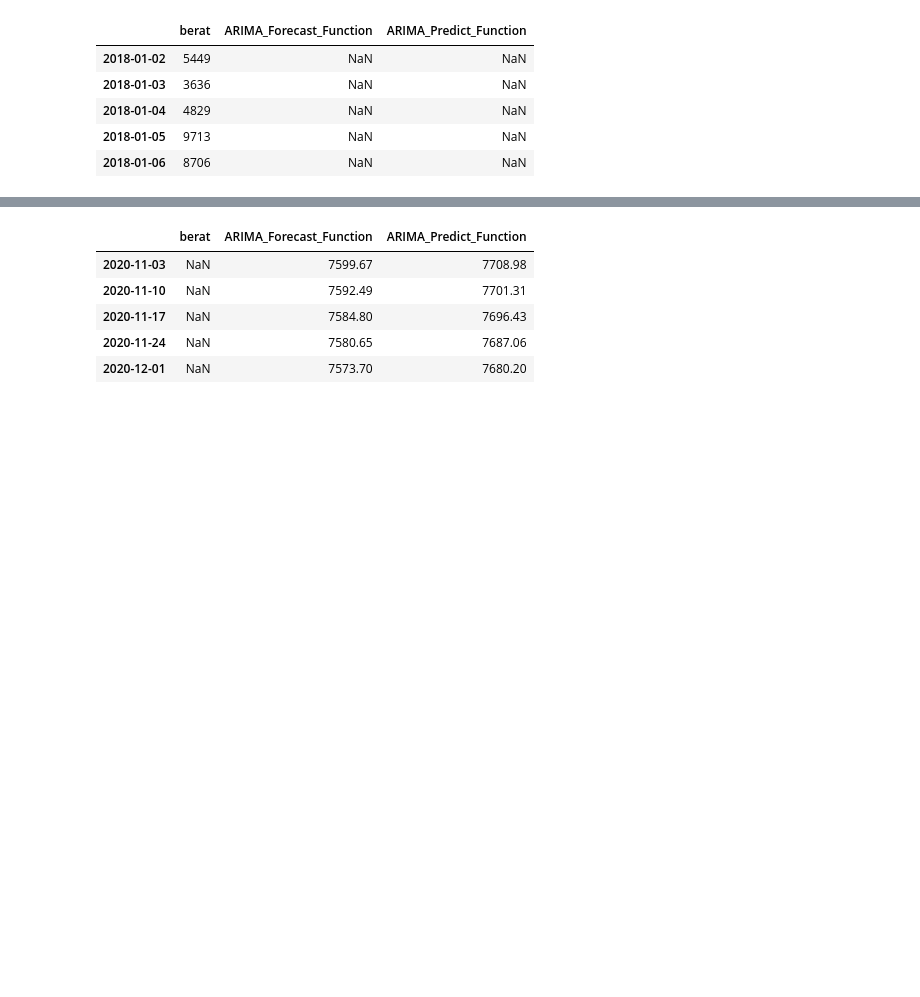
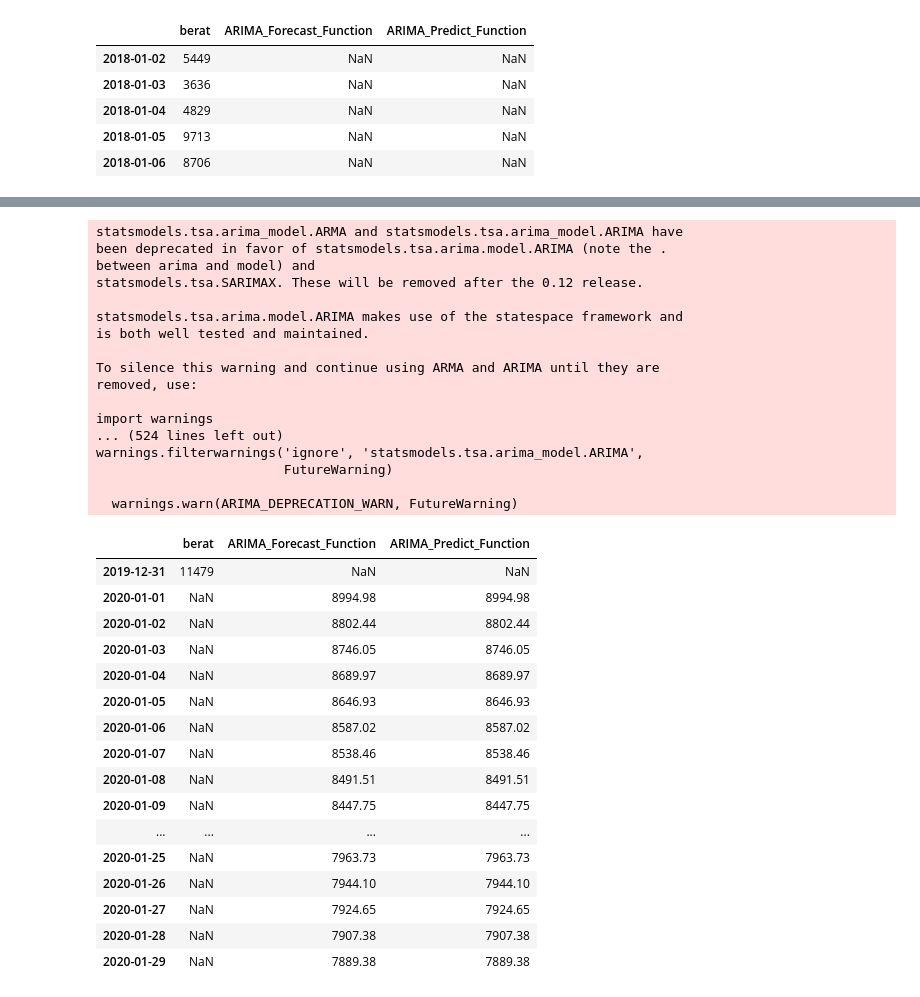
Before and after one commit to Suwandi-amin-sangaji/arima, a Jupyter notebook: Arima_prediksi.ipynb, the cells around one changed output, grey strips where cells are left out. Drawn from its saved outputs; the diff is of its cells as text; code cells hidden in the pictures; blank space fills up the shorter version.

```diff
--- a/Arima_prediksi.ipynb
+++ b/Arima_prediksi.ipynb
@@ -177,5 +177,6 @@ tsplot(data_diff['berat'])
 # %%
-model = ARIMA(data['berat'],order = (2,1,2))
+import statsmodels.api as sm
+model = sm.tsa.arima.ARIMA(data['berat'],order = (2,1,2))
 model_fit = model.fit()
 print(model_fit.summary())
 # %% [output]
@@ -281,7 +362,7 @@ MAE: 2339.473598546281
 RMSE: 2959.526224963435
 # %%
 from pandas.tseries.offsets import DateOffset
-future_dates = [data.index[-1] + DateOffset(weeks = x) for x in range(0,49)]
+future_dates = [data.index[-1] + DateOffset(days = x) for x in range(0,30)]
 
 # New dataframe for storing the future values
 df1 = pd.DataFrame(index = future_dates[1:],columns = data.columns)
@@ -303,7 +384,7 @@ f1 = []
 
 for t in range(len(df1)):
 
-    model = ARIMA(ARIMA_history_f, order = (1,0,2))
+    model = ARIMA(ARIMA_history_f, order = (2,1,2))
     model_fit = model.fit(disp=0)
 
     output = model_fit.forecast()[0][0]
@@ -313,5 +394,5 @@ for t in range(len(df1)):
 
 for i in range(len(f1)):
     forecast.iloc[729 + i,1] = f1[i]
-forecast.tail()
+forecast.tail(30)
 # %% [output]
@@ -328,27 +437,55 @@ forecast[['berat','ARIMA_Forecast_Function']].plot(figsize = (12,8));
 # %%
 ARIMA_history_p = [x for x in train]
 f2 = []
 
 for t in range(len(df1)):
 
     model = ARIMA(ARIMA_history_p, order = (2,1,2))
     model_fit = model.fit(disp=0)
 
     output = model_fit.predict(start = len(ARIMA_history_p),end = len(ARIMA_history_p),typ = 'levels')[0]
 
     ARIMA_history_p.append(output)
     f2.append(output)
 
 for i in range(len(f2)):
     forecast.iloc[729 + i,2] = f2[i]
-forecast.tail()
+forecast.tail(30)
 # %% [output]
+statsmodels.tsa.arima_model.ARMA and statsmodels.tsa.arima_model.ARIMA have
+been deprecated in favor of statsmodels.tsa.arima.model.ARIMA (note the .
+between arima and model) and
+statsmodels.tsa.SARIMAX. These will be removed after the 0.12 release.
+
+statsmodels.tsa.arima.model.ARIMA makes use of the statespace framework and
+is both well tested and maintained.
+
+To silence this warning and continue using ARMA and ARIMA until they are
+removed, use:
+
+import warnings
+... (524 lines left out)
+warnings.filterwarnings('ignore', 'statsmodels.tsa.arima_model.ARIMA',
+                        FutureWarning)
+
+  warnings.warn(ARIMA_DEPRECATION_WARN, FutureWarning)
 |  | berat | ARIMA_Forecast_Function | ARIMA_Predict_Function |
-| 2020-11-03 | NaN | 7599.67 | 7708.98 |
-| 2020-11-10 | NaN | 7592.49 | 7701.31 |
-| 2020-11-17 | NaN | 7584.80 | 7696.43 |
-| 2020-11-24 | NaN | 7580.65 | 7687.06 |
-| 2020-12-01 | NaN | 7573.70 | 7680.20 |
+| 2019-12-31 | 11479 | NaN | NaN |
+| 2020-01-01 | NaN | 8994.98 | 8994.98 |
+| 2020-01-02 | NaN | 8802.44 | 8802.44 |
+| 2020-01-03 | NaN | 8746.05 | 8746.05 |
+| 2020-01-04 | NaN | 8689.97 | 8689.97 |
+| 2020-01-05 | NaN | 8646.93 | 8646.93 |
+| 2020-01-06 | NaN | 8587.02 | 8587.02 |
+| 2020-01-07 | NaN | 8538.46 | 8538.46 |
+| 2020-01-08 | NaN | 8491.51 | 8491.51 |
+| 2020-01-09 | NaN | 8447.75 | 8447.75 |
+| ... | ... | ... | ... |
+| 2020-01-25 | NaN | 7963.73 | 7963.73 |
+| 2020-01-26 | NaN | 7944.10 | 7944.10 |
+| 2020-01-27 | NaN | 7924.65 | 7924.65 |
+| 2020-01-28 | NaN | 7907.38 | 7907.38 |
+| 2020-01-29 | NaN | 7889.38 | 7889.38 |
 # %%
 forecast[['berat','ARIMA_Predict_Function']].plot(figsize = (12,8));
 # %% [output]
```
Also changed, not shown: parts of 16 cells of this notebook, 1 other file.
